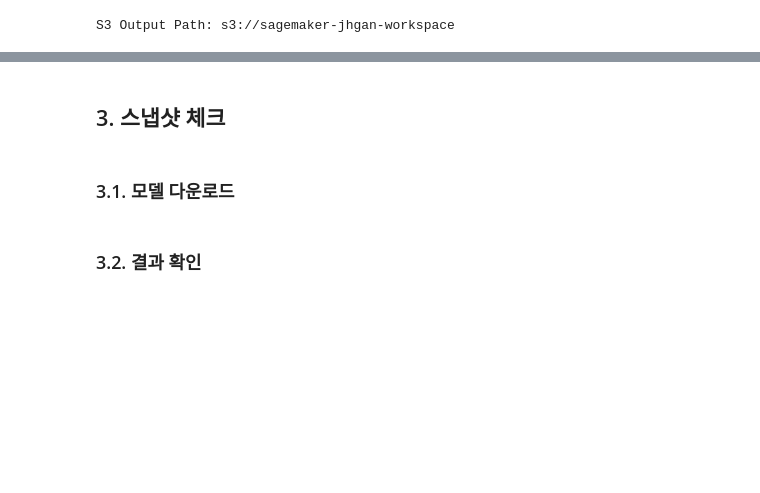
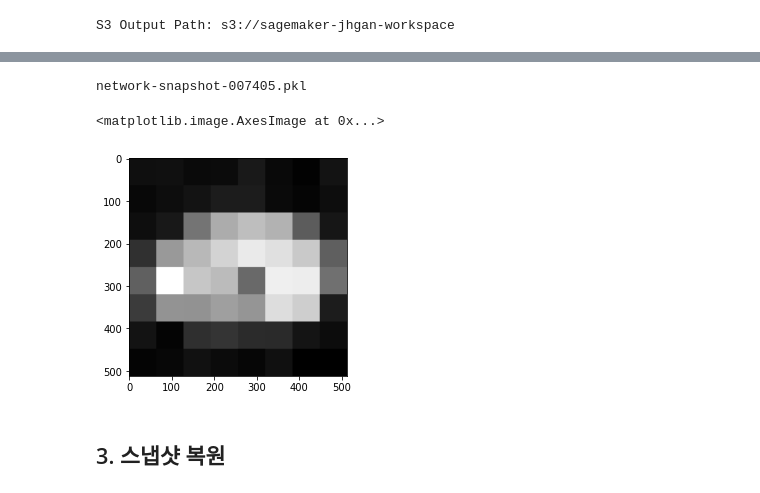
Before and after one commit to jhgan00/pggan, a Jupyter notebook: train.ipynb, the cells around one changed output, grey strips where cells are left out. Drawn from its saved outputs; the diff is of its cells as text; code cells hidden in the pictures; blank space fills up the shorter version.

```diff
--- a/train.ipynb
+++ b/train.ipynb
@@ -103,0 +62,13 @@ for tfr_file in tfr_files:
+# %%
+s3 = boto3.client('s3')
+objs = ["model", "output"]
+JOB_NAME = "pggan-LiTS-window-uint-800lod"
+for obj in objs:
+    if not os.path.isdir(obj): os.mkdir(obj)
+    s3_path = f"{JOB_NAME}/output/{obj}.tar.gz"
+    local_path = f'{obj}/{obj}.tar.gz'
+    with open(local_path, 'wb') as f:
+        s3.download_fileobj(BUCKET_NAME, s3_path, f)
+    tar = tarfile.open(local_path, "r:gz")
+    for tarinfo in tar:
+        tar.extract(tarinfo, obj)
@@ -104,4 +106,30 @@ for tfr_file in tfr_files:
+# %%
+model_dir = "model/000-pgan-LiTS-preset-v2-8gpus-fp32"
+models = sorted([fname for fname in os.listdir(model_dir) if fname.split(".")[-1]=="pkl"])
+latest_model = models[-1]
+print(latest_model)
+# %% [output]
+network-snapshot-007405.pkl
+# %%
+with tf.Session() as sess:
+    print(f"Loading Networks: {latest_model}")
+    with open(f"{model_dir}/{latest_model}", 'rb') as file:
+        G, D, Gs = pickle.load(file)
+
+    print("Done")
+    gw = np.clip(1920 // G.output_shape[3], 3, 32)
+    gh = np.clip(1080 // G.output_shape[2], 2, 32)
+
+    latents = misc.random_latents(gw * gh, G)
+    labels = np.zeros([gw * gh, 0], dtype=np.int64)
+
+    print("Generating Fakes Images ...")
+    grid_fakes = Gs.run(latents, labels, minibatch_size=2)
+    print("Done")
+# %%
+plt.imshow(grid_fakes[0][0], cmap="gray")
+# %% [output]
+<matplotlib.image.AxesImage at 0x...>
+[figure, added]
 # %% [markdown]
-## 3. 스냅샷 체크
+## 3. 스냅샷 복원
-# %% [markdown]
-### 3.1. 모델 다운로드
@@ -125,2 +135,0 @@ with open('model/model.tar.gz', 'wb') as f:
-# %% [markdown]
-### 3.2. 결과 확인
```
Also changed, not shown: parts of 30 cells of this notebook, 12 other files.
